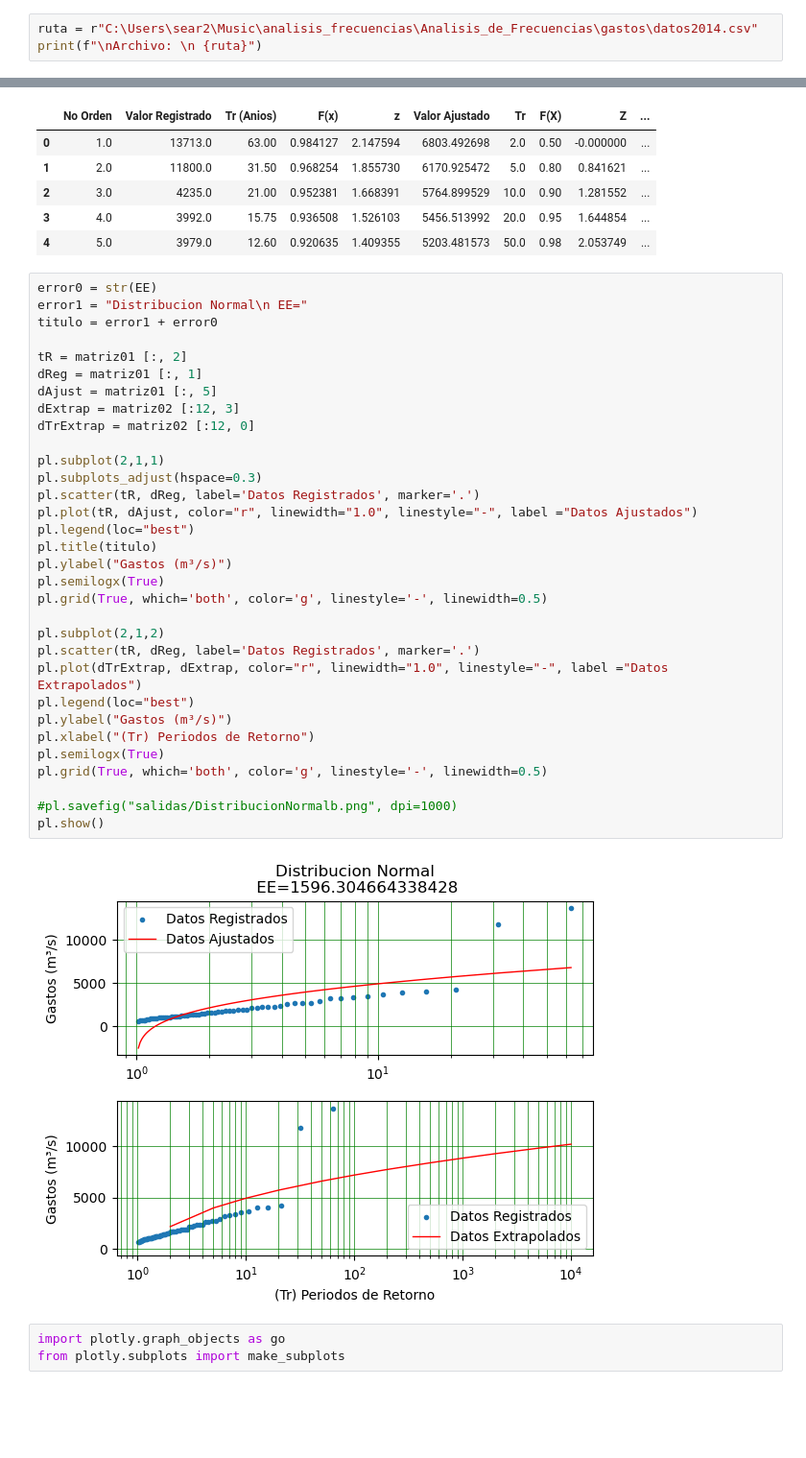
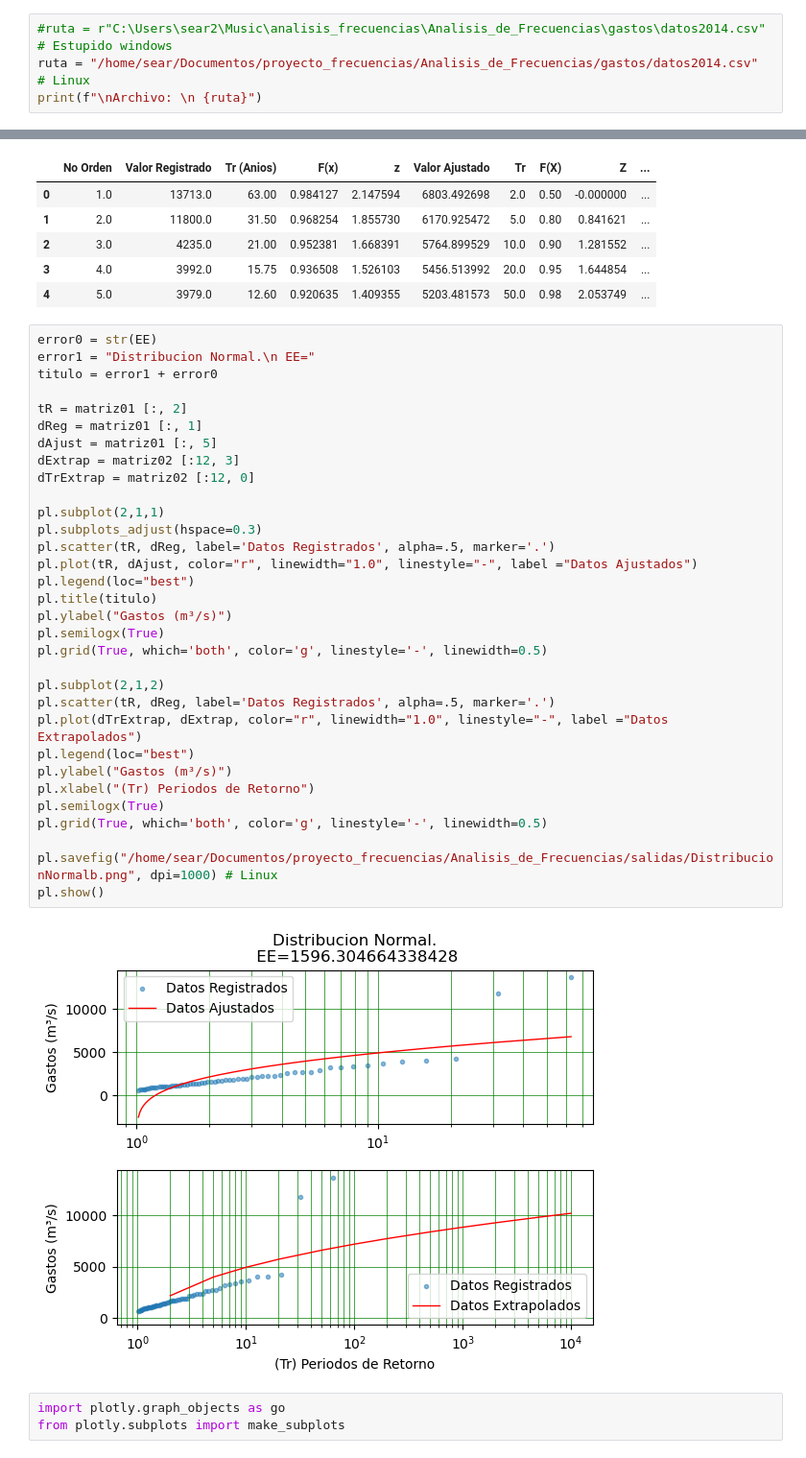
Before and after one commit to PacoCampuzanoB/Analisis_de_Frecuencias, a Jupyter notebook: cuadernos/distr_normal.ipynb, the cells around one changed output, grey strips where cells are left out. Shown: that part at 96% size. Drawn from its saved outputs; the diff is of its cells as text; blank space fills up the shorter version.

```diff
--- a/cuadernos/distr_normal.ipynb
+++ b/cuadernos/distr_normal.ipynb
@@ -13,7 +13,8 @@ ruta = filedialog.askopenfilename(initialdir = diractual,
                                         filetypes=(("csv files", "*.csv*"),
                                                 ("all files", "*.*")))
 # %%
-ruta = r"C:\Users\sear2\Music\analisis_frecuencias\Analisis_de_Frecuencias\gastos\datos2014.csv"
+#ruta = r"C:\Users\sear2\Music\analisis_frecuencias\Analisis_de_Frecuencias\gastos\datos2014.csv"  # Estupido windows
+ruta = "/home/sear/Documentos/proyecto_frecuencias/Analisis_de_Frecuencias/gastos/datos2014.csv"  # Linux
 print(f"\nArchivo: \n {ruta}")
 # %% [output]
 Archivo:
@@ -96,38 +97,38 @@ df.head()
 | 4 | 5.0 | 3979.0 | 12.60 | 0.920635 | 1.409355 | 5203.481573 | 50.0 | 0.98 | 2.053749 | ... |
 # %%
 error0 = str(EE)
-error1 = "Distribucion Normal\n EE="
+error1 = "Distribucion Normal.\n EE="
 titulo = error1 + error0
 
 tR = matriz01 [:, 2]
 dReg = matriz01 [:, 1]
 dAjust = matriz01 [:, 5]
 dExtrap = matriz02 [:12, 3]
 dTrExtrap = matriz02 [:12, 0]
 
 pl.subplot(2,1,1)
 pl.subplots_adjust(hspace=0.3)
-pl.scatter(tR, dReg, label='Datos Registrados', marker='.')
+pl.scatter(tR, dReg, label='Datos Registrados', alpha=.5, marker='.')
 pl.plot(tR, dAjust, color="r", linewidth="1.0", linestyle="-", label ="Datos Ajustados")
 pl.legend(loc="best")
 pl.title(titulo)
 pl.ylabel("Gastos (m³/s)")
 pl.semilogx(True)
 pl.grid(True, which='both', color='g', linestyle='-', linewidth=0.5)
 
 pl.subplot(2,1,2)
-pl.scatter(tR, dReg, label='Datos Registrados', marker='.')
+pl.scatter(tR, dReg, label='Datos Registrados', alpha=.5, marker='.')
 pl.plot(dTrExtrap, dExtrap, color="r", linewidth="1.0", linestyle="-", label ="Datos Extrapolados")
 pl.legend(loc="best")
 pl.ylabel("Gastos (m³/s)")
 pl.xlabel("(Tr) Periodos de Retorno")
 pl.semilogx(True)
 pl.grid(True, which='both', color='g', linestyle='-', linewidth=0.5)
 
-#pl.savefig("salidas/DistribucionNormalb.png", dpi=1000)
+pl.savefig("/home/sear/Documentos/proyecto_frecuencias/Analisis_de_Frecuencias/salidas/DistribucionNormalb.png", dpi=1000) # Linux
 pl.show()
 # %% [output]
-[figure, old version]
+[figure, new version]
 # %%
 import plotly.graph_objects as go
 from plotly.subplots import make_subplots
```
Also changed, not shown: parts of 2 cells of this notebook, 1 other file.
